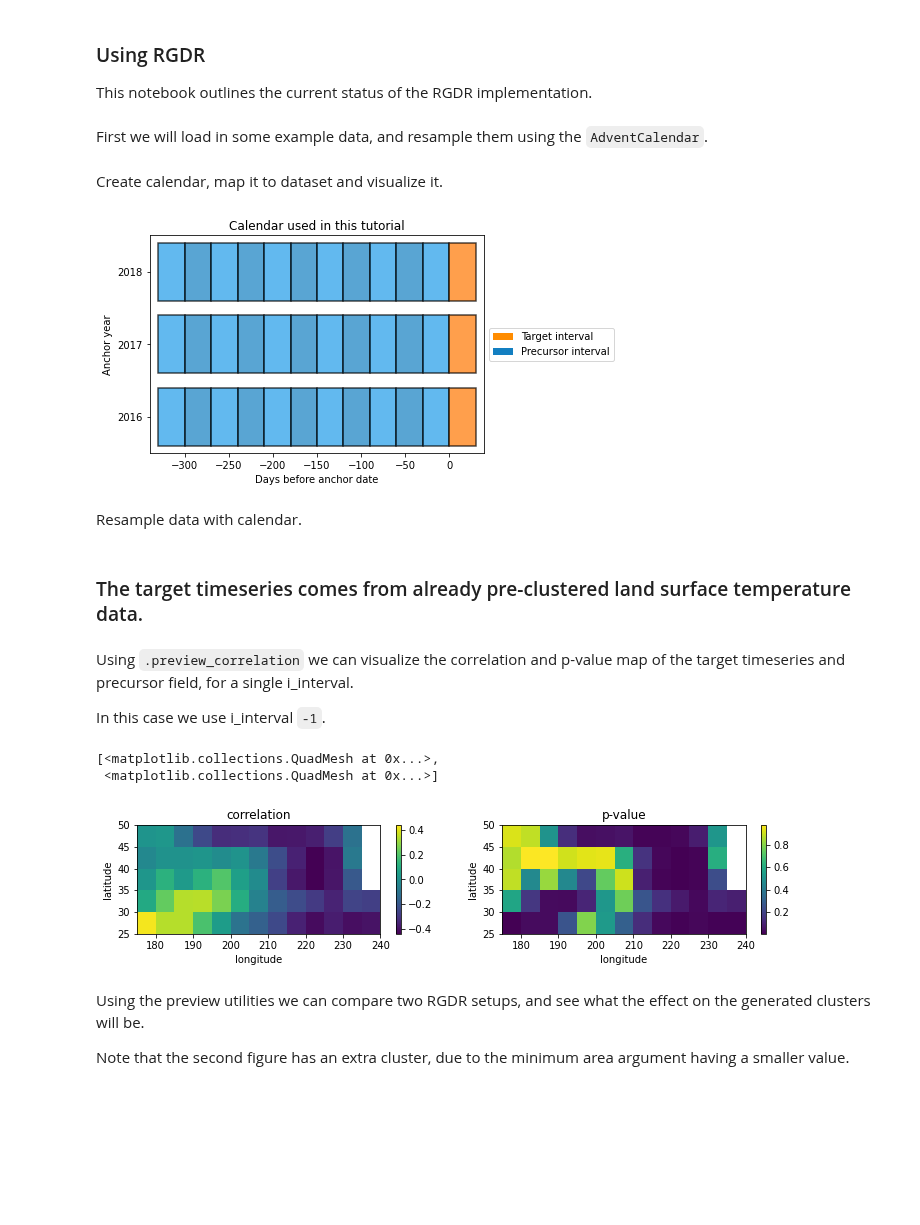
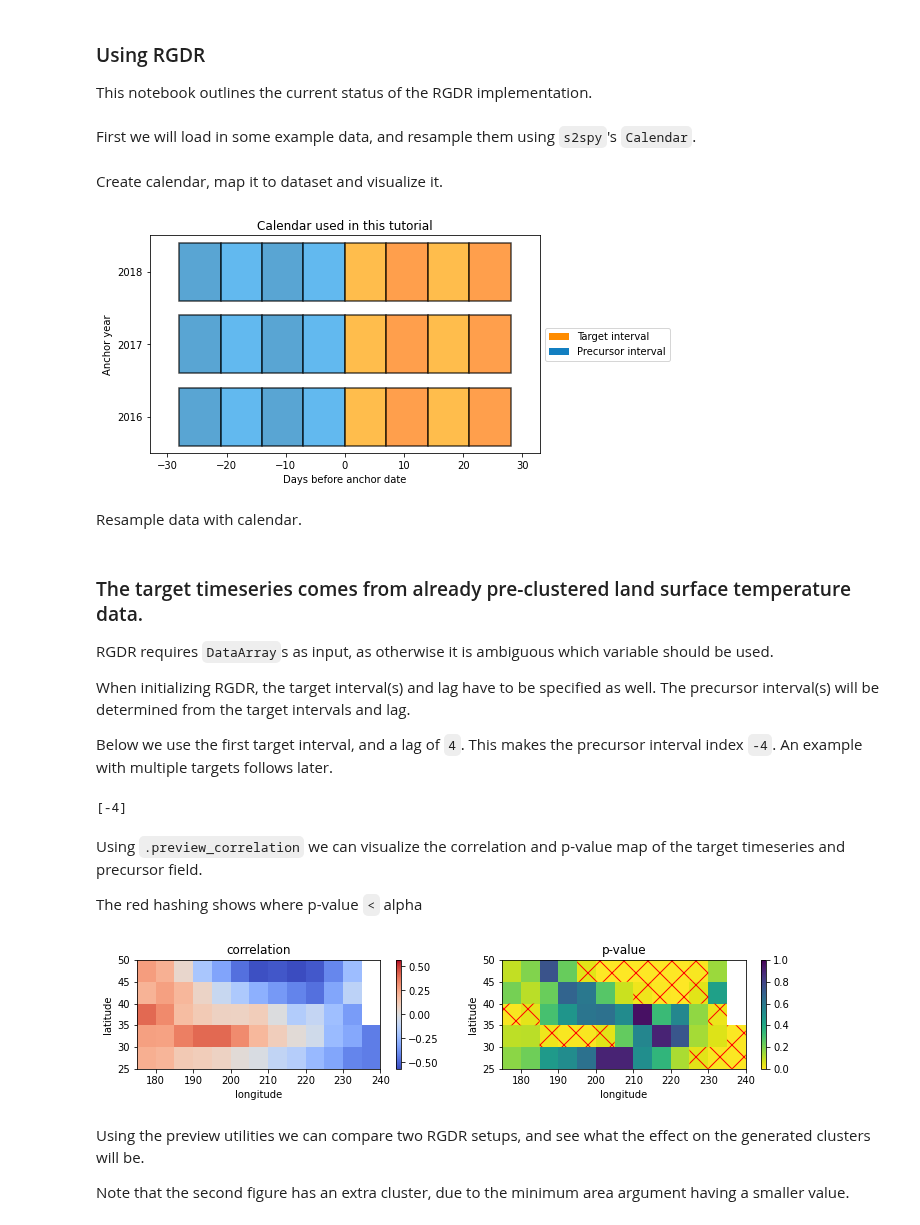
Before and after one commit to AI4S2S/s2spy, a Jupyter notebook: notebooks/tutorial_RGDR.ipynb, the cells around one changed output. Cells and saved outputs as stored; diff of their text form; code cells hidden in the pictures; blank space fills up the shorter version.

Commit message:
Update RGDR notebooks, add multiple-target explanation

```diff
--- a/notebooks/tutorial_RGDR.ipynb
+++ b/notebooks/tutorial_RGDR.ipynb
@@ -8,7 +8,7 @@ import s2spy.time
 import s2spy.rgdr
 from s2spy import RGDR
 # %% [markdown]
-First we will load in some example data, and resample them using the `AdventCalendar`.
+First we will load in some example data, and resample them using `s2spy`'s `Calendar`.
 # %%
 file_path = '../tests/test_rgdr/test_data'
 field = xr.open_dataset(f'{file_path}/sst_daily_1979-2018_5deg_Pacific_175_240E_25_50N.nc')
@@ -16,12 +16,15 @@ target = xr.open_dataset(f'{file_path}/tf5_nc5_dendo_80d77.nc')
 # %% [markdown]
 Create calendar, map it to dataset and visualize it.
 # %%
-cal = s2spy.time.AdventCalendar("8-2", freq="30d")
+cal = s2spy.time.Calendar(anchor="08-01")
+cal.add_intervals("target", length="1W", n=4)
+cal.add_intervals("precursor", length="1W", n=4)
+
 cal = cal.map_to_data(field)
 cal.visualize(n_years=3, relative_dates=True)
 _ = plt.title("Calendar used in this tutorial")
 # %% [output]
-[figure, old version]
+[figure, new version]
 # %% [markdown]
 Resample data with calendar.
 # %%
@@ -30,21 +33,37 @@ target_resampled = s2spy.time.resample(cal, target)
-# %% [markdown]
-### The target timeseries comes from already pre-clustered land surface temperature data.
+# %% [markdown]
+### The target timeseries comes from already pre-clustered land surface temperature data.
+RGDR requires `DataArray`s as input, as otherwise it is ambiguous which variable should be used.
+
+When initializing RGDR, the target interval(s) and lag have to be specified as well.
+The precursor interval(s) will be determined from the target intervals and lag.
+
+Below we use the first target interval, and a lag of `4`. This makes the precursor interval index `-4`. An example with multiple targets follows later.
 # %%
-target_timeseries = target_resampled.sel(cluster=3).ts.sel(i_interval=1)
-precursor_field = field_resampled.sst.sel(i_interval=slice(-4,-1)) # Multiple i_intervals: -1 through -4
+target_timeseries = target_resampled.sel(cluster=3)["ts"]
+precursor_field = field_resampled["sst"]
 
-rgdr = RGDR(eps_km=600, alpha=0.10, min_area_km2=0)
+target_intervals = 1
+lag = 4
+rgdr = RGDR(
+    target_intervals=target_intervals,
+    lag=lag,
+    eps_km=600,
+    alpha=0.05,
+    min_area_km2=0
+)
+rgdr.precursor_intervals
+# %% [output]
+[-4]
 # %% [markdown]
-Using `.preview_correlation` we can visualize the correlation and p-value map of the target timeseries and precursor field, for a single i_interval.
+Using `.preview_correlation` we can visualize the correlation and p-value map of the target timeseries and precursor field.
 
-In this case we use i_interval `-1`.
+The red hashing shows where p-value `<` alpha
 # %%
 fig, (ax1, ax2) = plt.subplots(ncols=2, figsize=(12, 2))
-rgdr.preview_correlation(precursor_field, target_timeseries, i_interval=-1, ax1=ax1, ax2=ax2)
+_ = rgdr.preview_correlation(precursor_field, target_timeseries, ax1=ax1, ax2=ax2)
+rgdr.fit(precursor_field, target_timeseries)
 # %% [output]
-[<matplotlib.collections.QuadMesh at 0x...>,
- <matplotlib.collections.QuadMesh at 0x...>]
-[figure, old version]
+[figure, new version]
 # %% [markdown]
 Using the preview utilities we can compare two RGDR setups, and see what the effect on the generated clusters will be.
 
```
Also changed, not shown: parts of 19 cells of this notebook, 2 other files.
